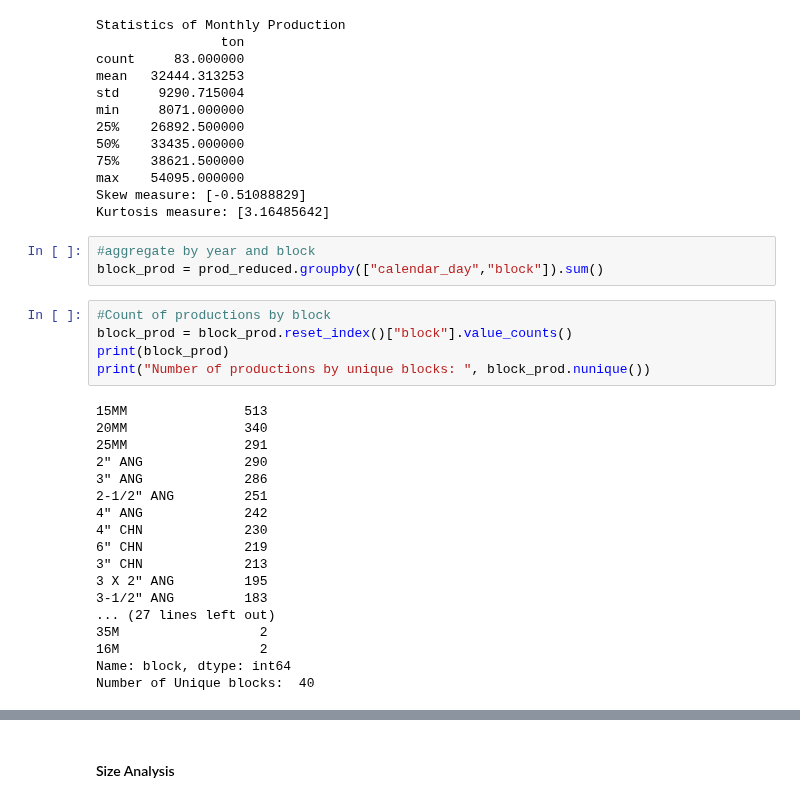
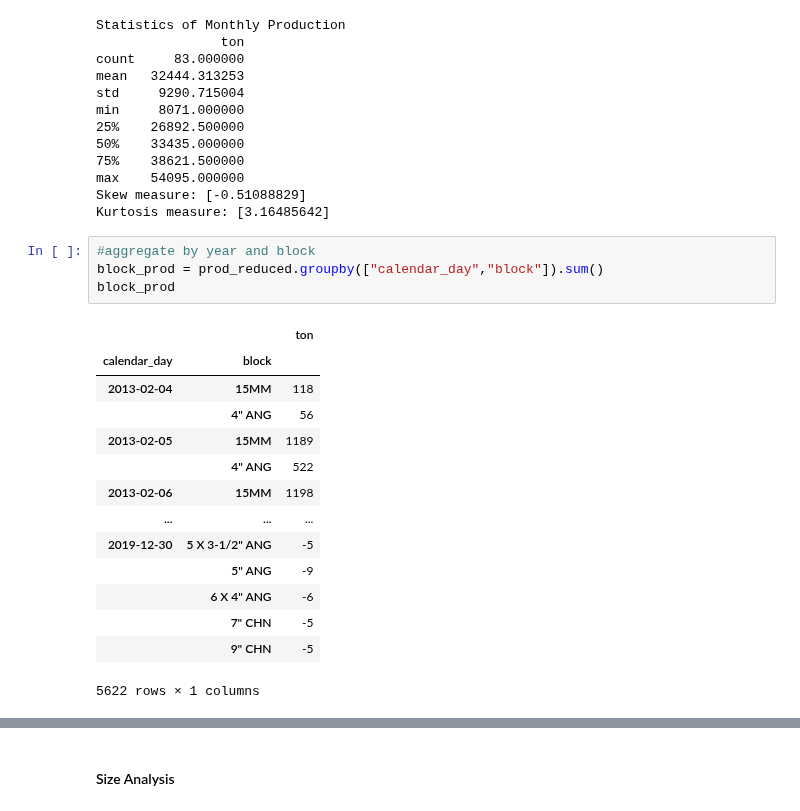
Before and after one commit to jvac06/pft, a Jupyter notebook: scripts/prod_eda.ipynb, the cells around one changed output, grey strips where cells are left out. Drawn from its saved outputs; the diff is of its cells as text.

```diff
--- a/scripts/prod_eda.ipynb
+++ b/scripts/prod_eda.ipynb
@@ -243,26 +243,19 @@ Kurtosis measure: [3.16485642]
 # %%
 #aggregate by year and block
 block_prod = prod_reduced.groupby(["calendar_day","block"]).sum()
+block_prod
+# %% [output]
+|  |  | ton |
+| calendar_day | block |  |
+| 2013-02-04 | 15MM | 118 |
+|  | 4" ANG | 56 |
+| 2013-02-05 | 15MM | 1189 |
+|  | 4" ANG | 522 |
+| 2013-02-06 | 15MM | 1198 |
+| ... | ... | ... |
+| 2019-12-30 | 5 X 3-1/2" ANG | -5 |
+|  | 5" ANG | -9 |
+|  | 6 X 4" ANG | -6 |
+|  | 7" CHN | -5 |
+|  | 9" CHN | -5 |
+5622 rows × 1 columns
-# %%
-#Count of productions by block
-block_prod = block_prod.reset_index()["block"].value_counts()
-print(block_prod)
-print("Number of productions by unique blocks: ", block_prod.nunique())
-# %% [output]
-15MM               513
-20MM               340
-25MM               291
-2" ANG             290
-3" ANG             286
-2-1/2" ANG         251
-4" ANG             242
-4" CHN             230
-6" CHN             219
-3" CHN             213
-3 X 2" ANG         195
-3-1/2" ANG         183
-... (27 lines left out)
-35M                  2
-16M                  2
-Name: block, dtype: int64
-Number of Unique blocks:  40
```
Also changed, not shown: parts of 1 cell of this notebook.
